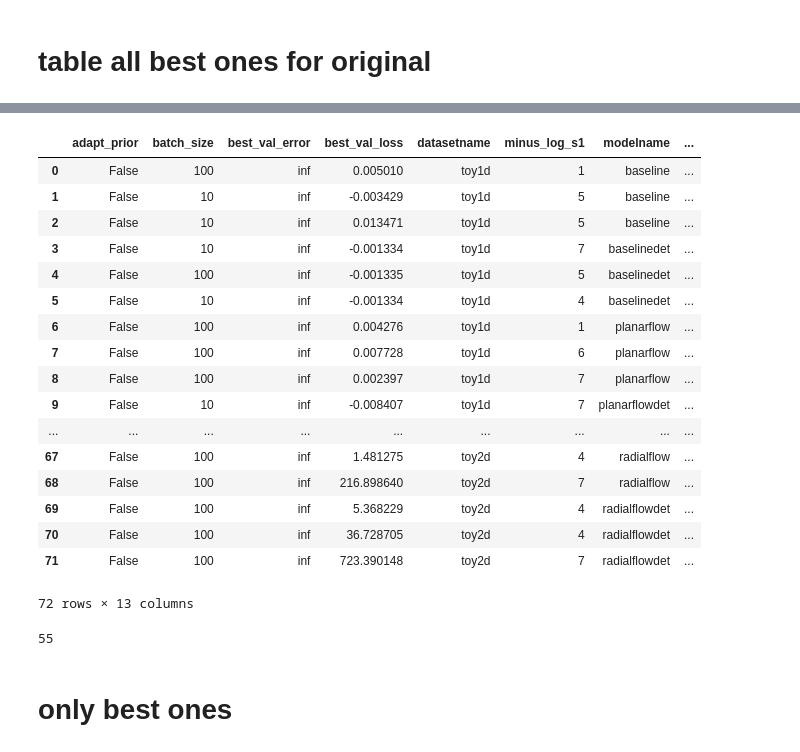
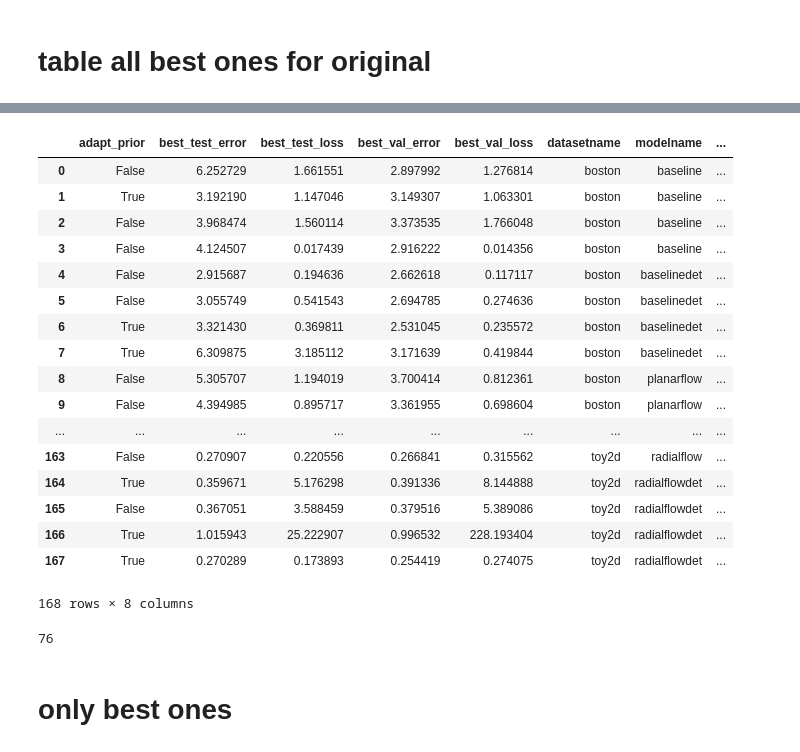
Before and after one commit to schlichtanders/theano_models, a Jupyter notebook: experiments/experiment2/csv generation.ipynb, the cells around one changed output, grey strips where cells are left out. Cells and saved outputs as stored; diff of their text form; code cells hidden in the pictures.

```diff
--- a/experiments/experiment2/csv generation.ipynb
+++ b/experiments/experiment2/csv generation.ipynb
@@ -17,6 +17,7 @@ Hypers = ex1util.get_hyper(), ex1util.get_semiold_hyper(), ex1util.get_old_hyper
 # %%
 folders_parameters = [["experiment1","withpercent"], ["experiment1","first_useful_hyperparameter_search"], ['experiment1','run_windows']]
 # folders_parameters = [["experiment2","windows_newannealing2"]]
+folders_parameters = [["experiment2","rerunold_almost_all"]]
 folders_parameters = [os.path.join(__parent__, *fp) for fp in folders_parameters]
 # %% [markdown]
 # test get single best
@@ -31,5 +39,5 @@ best_hyper.n_normflows, best_hyper.best_val_loss, best_hyper.best_val_error
 # %% [markdown]
 # table all best ones for original
 # %%
-datasetnames = ["boston","concrete","energy","kin8nm", "yacht"] # "toy1d","toy2d" #"winered","powerplant",
-datasetnames = ["toy1d","toy2d"]
+datasetnames = ["boston","concrete","energy","kin8nm", "yacht", "toy1d","toy2d"] # "toy1d","toy2d" #"winered","powerplant",
+# datasetnames = ["toy1d","toy2d"]
@@ -42,7 +46,7 @@ best_hypers = []
 for datasetname in datasetnames:
     best_hypers += eva.get_best_hyper_autofix(
         datasetname, folders_parameters,
-        test_attrs=['best_val_loss', 'best_val_error'],
+        test_attrs=['best_val_error'],  #, 'best_val_error'
         modelnames=("baseline", "baselinedet", "planarflow", "planarflowdet", "radialflow", "radialflowdet"),
-        percentages=None, n_normflows=(4,8,20) # (10,25)
+        percentages=None, n_normflows=(2,4,8,16) # (10,25)
     )
@@ -61,36 +53,36 @@ df[pd.isnull(df['best_val_loss'])]
 # %%
 pandas_dict = eva.to_pandas_dict(best_hypers, keys=(
-        "datasetname", "modelname", "best_val_loss", "best_val_error",
-        "opt_identifier", "opt_offset", "opt_momentum", "opt_decay", "opt_step_rate", "minus_log_s1", "batch_size",
+        "datasetname", "modelname", "best_val_loss", "best_val_error", "best_test_loss", "best_test_error",
+#         "opt_identifier", "opt_offset", "opt_momentum", "opt_decay", "opt_step_rate", "minus_log_s1", "batch_size",
         "n_normflows", "adapt_prior"
         ))
 
 df = pd.DataFrame(pandas_dict)
-# df.to_csv("look_at_this.csv")
+df.to_csv("rerunold_almost_all_error.csv")
 df
 # %% [output]
-|  | adapt_prior | batch_size | best_val_error | best_val_loss | datasetname | minus_log_s1 | modelname | ... |
-| 0 | False | 100 | inf | 0.005010 | toy1d | 1 | baseline | ... |
-| 1 | False | 10 | inf | -0.003429 | toy1d | 5 | baseline | ... |
-| 2 | False | 10 | inf | 0.013471 | toy1d | 5 | baseline | ... |
-| 3 | False | 10 | inf | -0.001334 | toy1d | 7 | baselinedet | ... |
-| 4 | False | 100 | inf | -0.001335 | toy1d | 5 | baselinedet | ... |
-| 5 | False | 10 | inf | -0.001334 | toy1d | 4 | baselinedet | ... |
-| 6 | False | 100 | inf | 0.004276 | toy1d | 1 | planarflow | ... |
-| 7 | False | 100 | inf | 0.007728 | toy1d | 6 | planarflow | ... |
-| 8 | False | 100 | inf | 0.002397 | toy1d | 7 | planarflow | ... |
-| 9 | False | 10 | inf | -0.008407 | toy1d | 7 | planarflowdet | ... |
+|  | adapt_prior | best_test_error | best_test_loss | best_val_error | best_val_loss | datasetname | modelname | ... |
+| 0 | False | 6.252729 | 1.661551 | 2.897992 | 1.276814 | boston | baseline | ... |
+| 1 | True | 3.192190 | 1.147046 | 3.149307 | 1.063301 | boston | baseline | ... |
+| 2 | False | 3.968474 | 1.560114 | 3.373535 | 1.766048 | boston | baseline | ... |
+| 3 | False | 4.124507 | 0.017439 | 2.916222 | 0.014356 | boston | baseline | ... |
+| 4 | False | 2.915687 | 0.194636 | 2.662618 | 0.117117 | boston | baselinedet | ... |
+| 5 | False | 3.055749 | 0.541543 | 2.694785 | 0.274636 | boston | baselinedet | ... |
+| 6 | True | 3.321430 | 0.369811 | 2.531045 | 0.235572 | boston | baselinedet | ... |
+| 7 | True | 6.309875 | 3.185112 | 3.171639 | 0.419844 | boston | baselinedet | ... |
+| 8 | False | 5.305707 | 1.194019 | 3.700414 | 0.812361 | boston | planarflow | ... |
+| 9 | False | 4.394985 | 0.895717 | 3.361955 | 0.698604 | boston | planarflow | ... |
 | ... | ... | ... | ... | ... | ... | ... | ... | ... |
-| 67 | False | 100 | inf | 1.481275 | toy2d | 4 | radialflow | ... |
-| 68 | False | 100 | inf | 216.898640 | toy2d | 7 | radialflow | ... |
-| 69 | False | 100 | inf | 5.368229 | toy2d | 4 | radialflowdet | ... |
-| 70 | False | 100 | inf | 36.728705 | toy2d | 4 | radialflowdet | ... |
-| 71 | False | 100 | inf | 723.390148 | toy2d | 7 | radialflowdet | ... |
+| 163 | False | 0.270907 | 0.220556 | 0.266841 | 0.315562 | toy2d | radialflow | ... |
+| 164 | True | 0.359671 | 5.176298 | 0.391336 | 8.144888 | toy2d | radialflowdet | ... |
+| 165 | False | 0.367051 | 3.588459 | 0.379516 | 5.389086 | toy2d | radialflowdet | ... |
+| 166 | True | 1.015943 | 25.222907 | 0.996532 | 228.193404 | toy2d | radialflowdet | ... |
+| 167 | True | 0.270289 | 0.173893 | 0.254419 | 0.274075 | toy2d | radialflowdet | ... |
-72 rows × 13 columns
+168 rows × 8 columns
 # %%
 df['adapt_prior'].sum()
 # %% [output]
-55
+76
 # %% [markdown]
 # only best ones
 # %%
```
Also changed, not shown: parts of 5 cells of this notebook, 1 other file.
